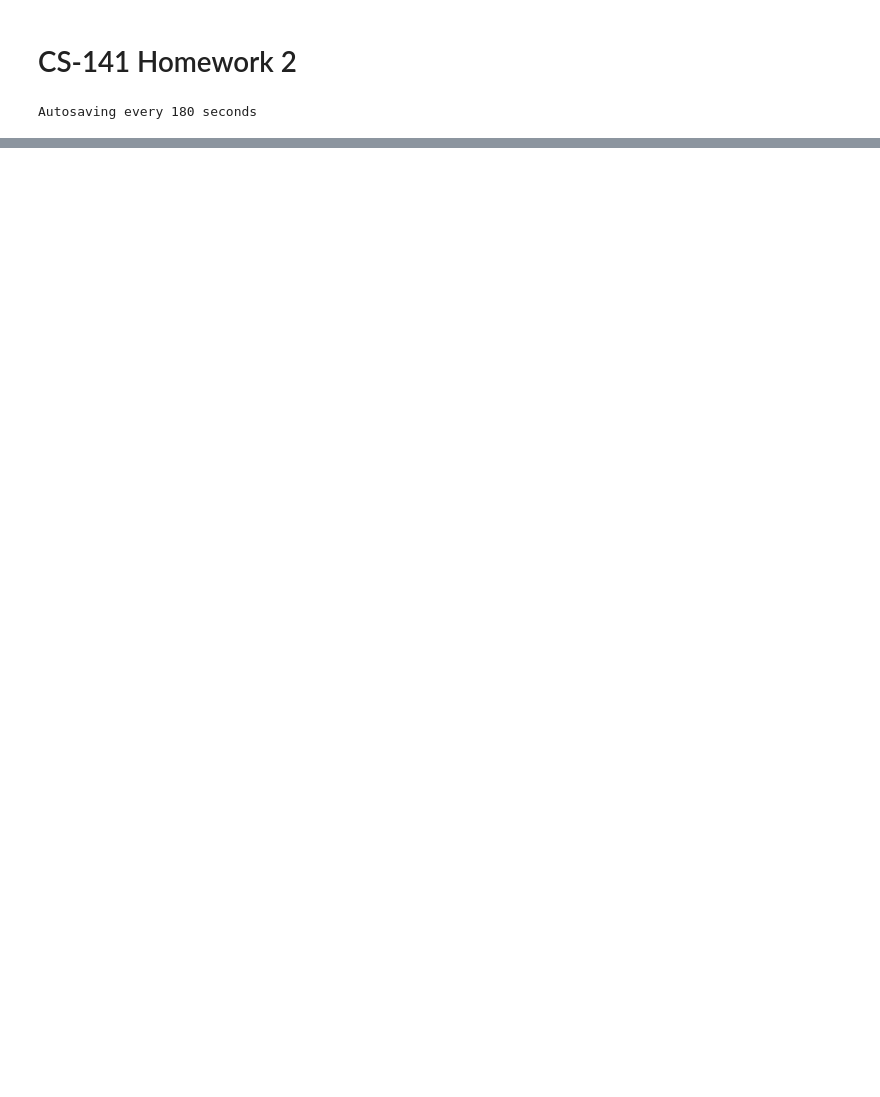
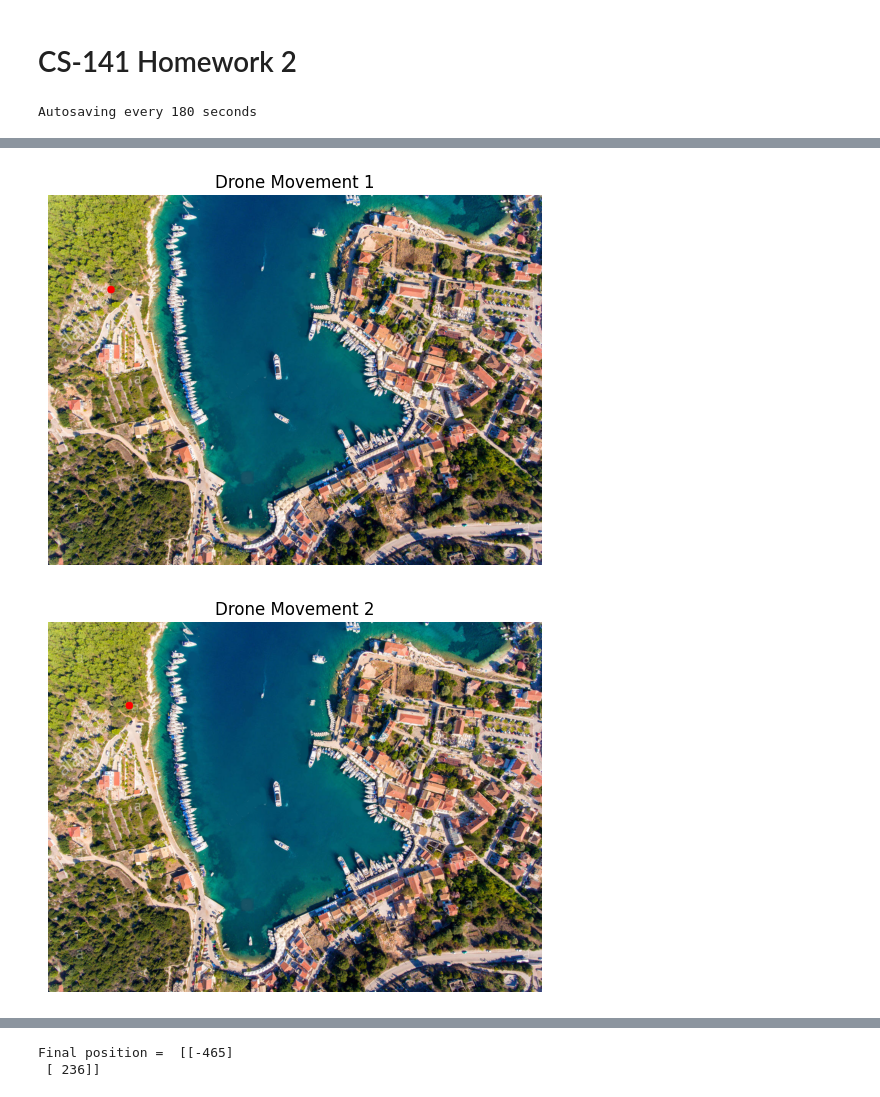
Before and after one commit to dchoate119/ProbabilisticRobotics, a Jupyter notebook: HW2/HW2_Scratch.ipynb, the cells around one changed output, grey strips where cells are left out. Drawn from its saved outputs; the diff is of its cells as text; code cells hidden in the pictures; blank space fills up the shorter version.

```diff
--- a/HW2/HW2_Scratch.ipynb
+++ b/HW2/HW2_Scratch.ipynb
@@ -70,0 +86,75 @@ print(f'\n The initial state vector x = {state_ini} \n')
+# %%
+# Generate random movement in the x and y direction
+
+
+def random_movement():
+    """ Generates a random movement vector in the x and y direction,
+    such that dx^2 + dy^2 = 1.0
+    Inputs: none
+    Outputs: dx, dy
+    """
+    dx = np.random.uniform(-1, 1)
+    posneg = np.random.choice([-1, 1])
+    dy = (np.sqrt(1-dx**2))*posneg
+    return dx,dy
+
+def move_drone(pos,map, sigma_movement = 5):
+    """
+    Moves the drone a random distance dx, dy
+    while checking to make sure it is in range of the map
+    Inputs: Previous position, map
+    OUtputs: new position
+    """
+    dx,dy = random_movement()
+    # print(dx)
+    # print(dy)
+    move_x = int(np.floor(dx*50)) + sigma_movement
+    # print(move_x)
+    move_y = int(np.floor(dy*50)) + sigma_movement
+    # print(move_y)
+    new_pos = pos + np.array([[move_x],[move_y]])
+
+    while new_pos[0] > (map.shape[1]//2) or new_pos[1] > (map.shape[0]//2) or new_pos[0] < (-map.shape[1]//2) or new_pos[1] < (-map.shape[0]//2):
+        print("Movement rejected, generating a new movement")
+        dx,dy = random_movement()
+        move_x = int(np.floor(dx*50)) + sigma_movement
+        move_y = int(np.floor(dy*50)) + sigma_movement
+        new_pos = pos + np.array([[move_x],[move_y]])
+        # print(new_pos)
+
+    return new_pos
+
+
+pos = state_ini
+pos = pos*50
+
+print(state_ini)
+print(pos)
+
+new_pos = move_drone(pos,map)
+print("\n New position = ", new_pos)
+
+# Simulate 5 movement
+for i in range(3):
+    new_pos = move_drone(pos, map)
+
+    # Plotting the map and the drone's new position
+    display_map = map.copy()
+    center_x = int(map.shape[1] / 2)  # Center of the map image
+    center_y = int(map.shape[0] / 2)  # Center of the map image
+
+    # Draw a circle at the new position (remember to adjust the coordinates)
+    cv2.circle(display_map,
+               (center_x + int(new_pos[0]), center_y - int(new_pos[1])), 10, (255, 0, 0), -1)  # Red circle
+
+    # Update the position for the next iteration
+    pos = new_pos
+
+    # Show the updated map
+    plt.imshow(display_map)
+    plt.title(f"Drone Movement {i + 1}")
+    plt.axis('off')
+    plt.show()
+
+print("Final position = ", pos)
+# %% [output]
@@ -70,0 +168,2 @@ print(f'\n The initial state vector x = {state_ini} \n')
+[figure, added]
+[figure, added]
@@ -70,0 +171,2 @@ print(f'\n The initial state vector x = {state_ini} \n')
+Final position =  [[-465]
+ [ 236]]
```
Also changed, not shown: parts of 6 cells of this notebook.
